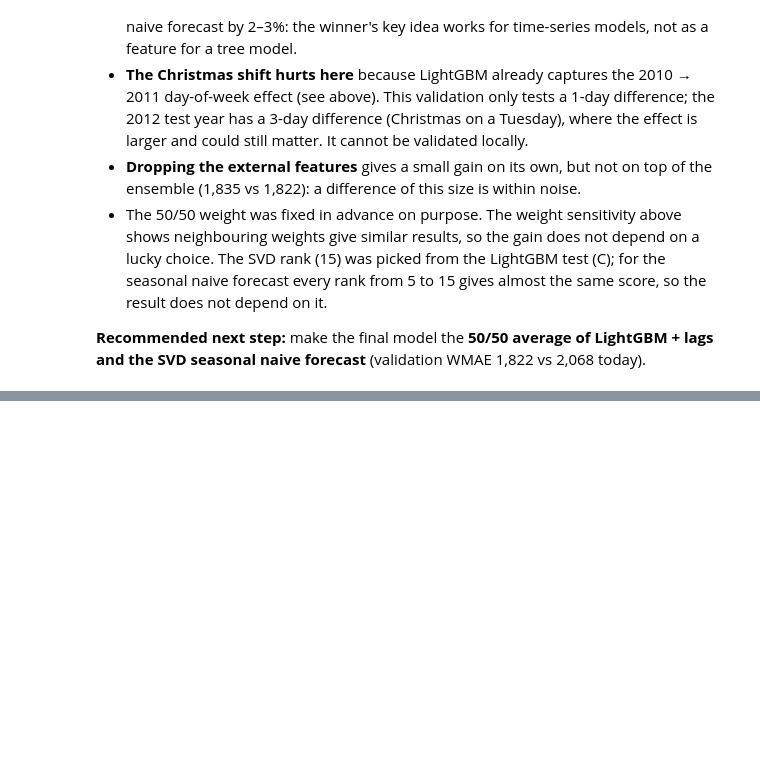
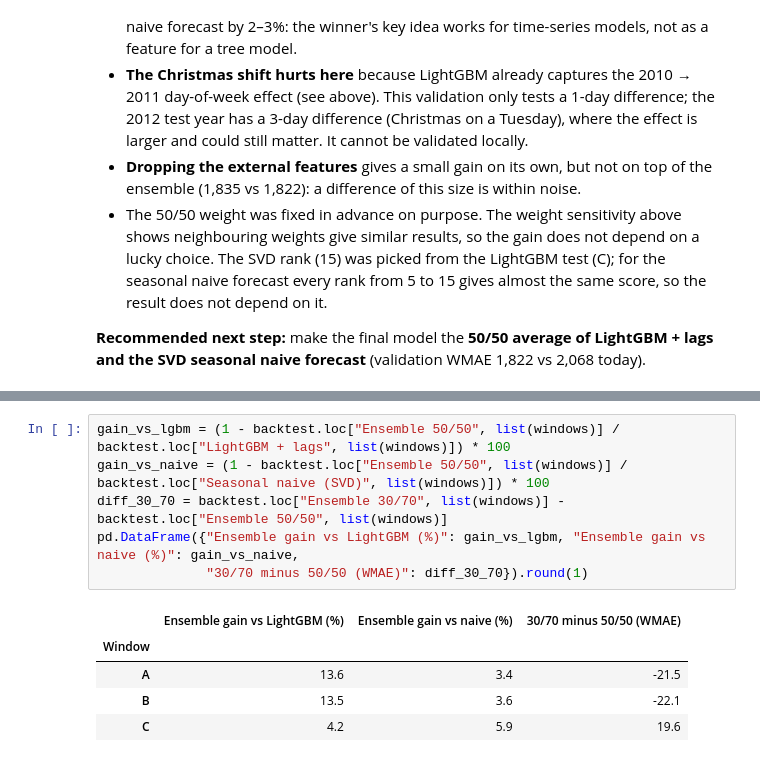
Before and after one commit to kaiokasa/shelfcast, a Jupyter notebook: Notebook_Experiments.ipynb, the cells around one changed output, grey strips where cells are left out. Drawn from its saved outputs; the diff is of its cells as text; blank space fills up the shorter version.

```diff
--- a/Notebook_Experiments.ipynb
+++ b/Notebook_Experiments.ipynb
@@ -780,0 +827,12 @@ Ideas that improved WMAE on their own: ['A', 'D']
+# %%
+gain_vs_lgbm = (1 - backtest.loc["Ensemble 50/50", list(windows)] / backtest.loc["LightGBM + lags", list(windows)]) * 100
+gain_vs_naive = (1 - backtest.loc["Ensemble 50/50", list(windows)] / backtest.loc["Seasonal naive (SVD)", list(windows)]) * 100
+diff_30_70 = backtest.loc["Ensemble 30/70", list(windows)] - backtest.loc["Ensemble 50/50", list(windows)]
+pd.DataFrame({"Ensemble gain vs LightGBM (%)": gain_vs_lgbm, "Ensemble gain vs naive (%)": gain_vs_naive,
+              "30/70 minus 50/50 (WMAE)": diff_30_70}).round(1)
+# %% [output]
+|  | Ensemble gain vs LightGBM (%) | Ensemble gain vs naive (%) | 30/70 minus 50/50 (WMAE) |
+| Window |  |  |  |
+| A | 13.6 | 3.4 | -21.5 |
+| B | 13.5 | 3.6 | -22.1 |
+| C | 4.2 | 5.9 | 19.6 |
```
Also changed, not shown: parts of 11 cells of this notebook, 3 other files.
